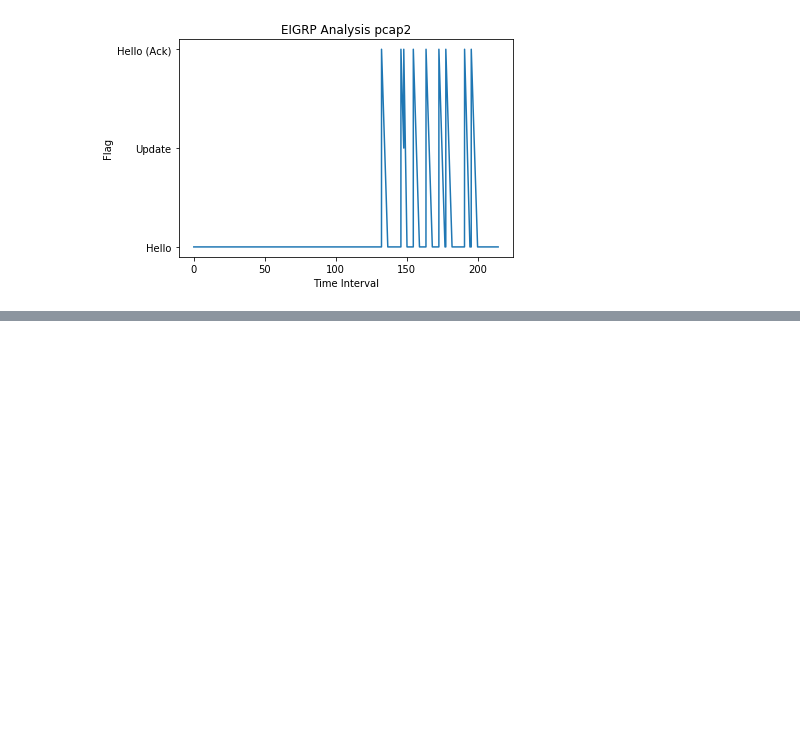
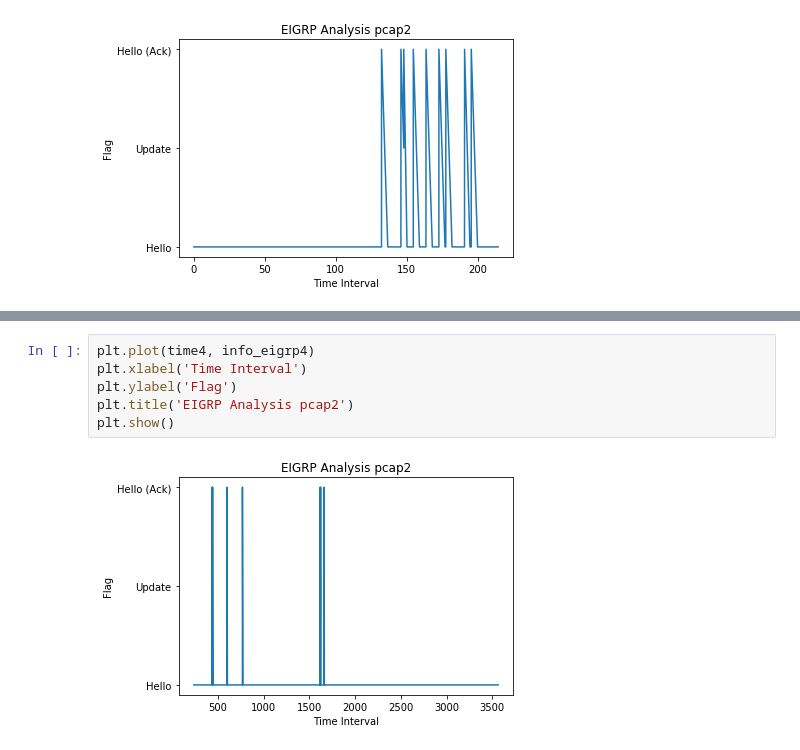
Before and after one commit to akankshasrivastava-98/EIGRP-visualization, a Jupyter notebook: EIGRP_Visualization.ipynb, the cells around one changed output, grey strips where cells are left out. Saved outputs shown, nothing was run; the diff lists cells and outputs as text; blank space fills up the shorter version.

```diff
--- a/EIGRP_Visualization.ipynb
+++ b/EIGRP_Visualization.ipynb
@@ -192,3 +368,11 @@ plt.show()
+# %%
+plt.plot(time4, info_eigrp4)
+plt.xlabel('Time Interval')
+plt.ylabel('Flag')
+plt.title('EIGRP Analysis pcap2')
+plt.show()
+# %% [output]
+[figure, added]
 # %%
 plt.plot(time1, info_eigrp1,label='pcap1 plot')
 plt.plot(time2, info_eigrp2, label='pcap2 plot')
```
Also changed, not shown: parts of 19 cells of this notebook.
